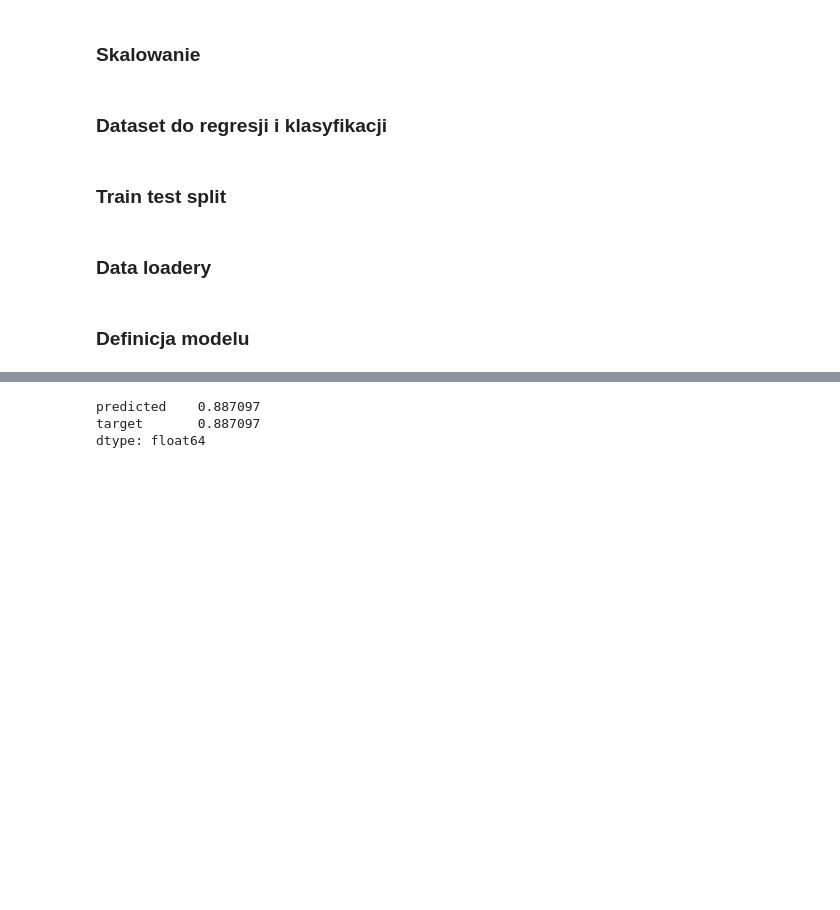
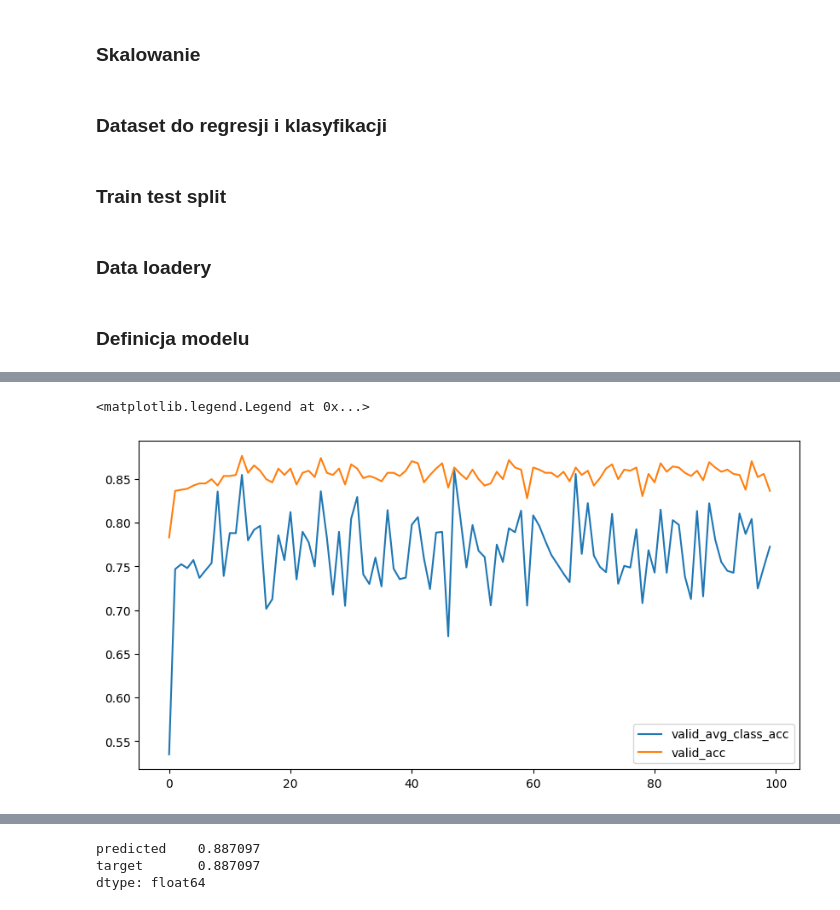
Before and after one commit to janekfilipecki/neural-networks, a Jupyter notebook: main.ipynb, the cells around one changed output, grey strips where cells are left out. Drawn from its saved outputs; the diff is of its cells as text; code cells hidden in the pictures; blank space fills up the shorter version.

Commit message:
plots for accuracy vs class acc

```diff
--- a/main.ipynb
+++ b/main.ipynb
@@ -299,7 +299,12 @@ def train(model, train_loader=train_dataloader_classification, test_loader=test_
         results['train_acc'].append(epoch_train_acc)
         results['valid_loss'].append(epoch_test_loss)
         results['valid_acc'].append(epoch_test_acc)
+        results['train_avg_class_acc'].append(epoch_train_class_avg_acc)
+        results['valid_avg_class_acc'].append(epoch_test_class_avg_acc)
+
+    # move results to cpu
+    return {k: [v.cpu().detach().numpy() for v in values] for k, values in results.items()}
 # %%
 model = RealEstateClassifier()
-train(model, epoch_num=100)
+results = train(model, epoch_num=100)
 # %% [output]
@@ -315,0 +321,11 @@ epoch= 90, TRAIN: loss= 0.0024, acc= 0.8578, class_avg_acc= 0.7764, TEST: loss=
+# %%
+# plot avg class acc and acc
+plt.figure(figsize=(10, 5))
+# plt.plot(results['train_avg_class_acc'], label='train_avg_class_acc')
+plt.plot(results['valid_avg_class_acc'], label='valid_avg_class_acc')
+# plt.plot(results['train_acc'], label='train_acc')
+plt.plot(results['valid_acc'], label='valid_acc')
+plt.legend()
+# %% [output]
+<matplotlib.legend.Legend at 0x...>
+[figure, added]
```
Also changed, not shown: parts of 2 cells of this notebook.
